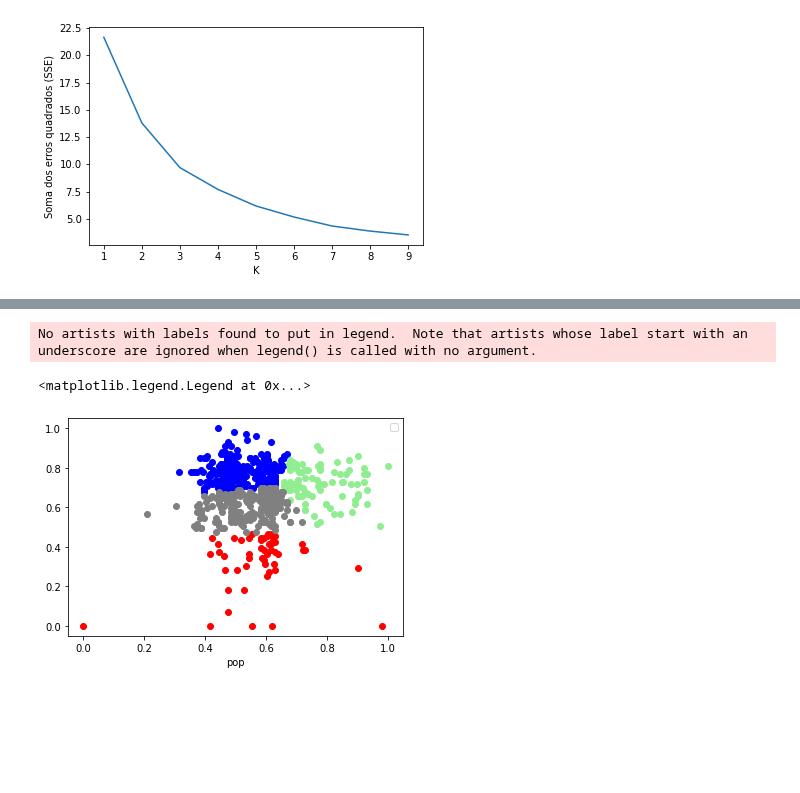
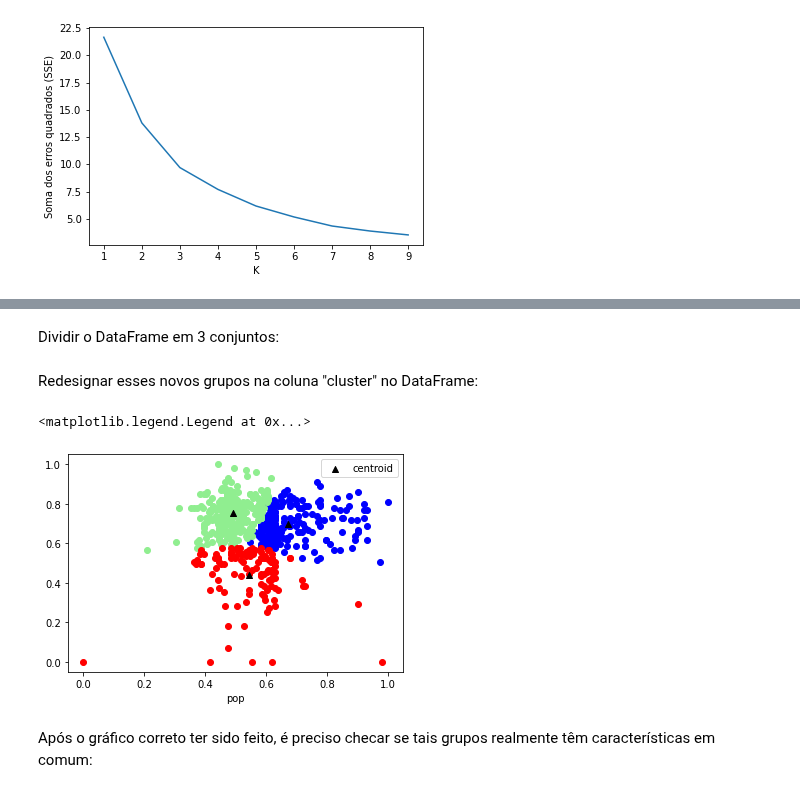
Before and after one commit to viniciusolzon/Music_Analysis, a Jupyter notebook: notebooks/dados_top10spotify.ipynb, the cells around one changed output, grey strips where cells are left out. Drawn from its saved outputs; the diff is of its cells as text; code cells hidden in the pictures; blank space fills up the shorter version.

```diff
--- a/notebooks/dados_top10spotify.ipynb
+++ b/notebooks/dados_top10spotify.ipynb
@@ -217,5 +217,6 @@ Aqui foi feito a clusterização (agrupamento) dos dados, o critério foi defini
 # %%
-unecessary = ["top genre", "artist", "title", "nrgy", "dnce", "dB", "live", "val", "dur", "acous", "spch"]
+unecessary = ["top genre", "nrgy", "dnce", "dB", "live", "val", "dur", "acous", "spch"]
+description = ["top genre", "artist", "title"]
 musics.drop(unecessary, axis = "columns", inplace = True)
 # %% [markdown]
 A dsitribuição desses dados:
@@ -396,20 +401,33 @@ plt.plot(k_range, sse)
+# %%
+km = KMeans(n_clusters = 3)
+# %% [markdown]
+Dividir o DataFrame em 3 conjuntos:
+# %%
+y_predicted = km.fit_predict(musics[["bpm", "pop"]])
+# %% [markdown]
+Redesignar esses novos grupos na coluna "cluster" no DataFrame:
+# %%
+musics["cluster"] = y_predicted
 # %%
 df1 = musics[musics["cluster"] == 0 ]
 df2 = musics[musics["cluster"] == 1 ]
 df3 = musics[musics["cluster"] == 2 ]
 df4 = musics[musics["cluster"] == 3 ]
 
 plt.scatter(df1["bpm"], df1["pop"], color = "blue")
 plt.scatter(df2["bpm"], df2["pop"], color = "lightgreen")
 plt.scatter(df3["bpm"], df3["pop"], color = "red")
 plt.scatter(df4["bpm"], df4["pop"], color = "grey")
 
 
 plt.xlabel("bpm")
 plt.xlabel("pop")
 
+plt.scatter(km.cluster_centers_[:,0], km.cluster_centers_[:,1], color = "black", marker = "^", label = "centroid")
+
 plt.legend()
 # %% [output]
-No artists with labels found to put in legend.  Note that artists whose label start with an underscore are ignored when legend() is called with no argument.
+<matplotlib.legend.Legend at 0x...>
-<matplotlib.legend.Legend at 0x...>
-[figure, old version]
+[figure, new version]
+# %% [markdown]
+Após o gráfico correto ter sido feito, é preciso checar se tais grupos realmente têm características em comum:
```
Also changed, not shown: parts of 19 cells of this notebook.
